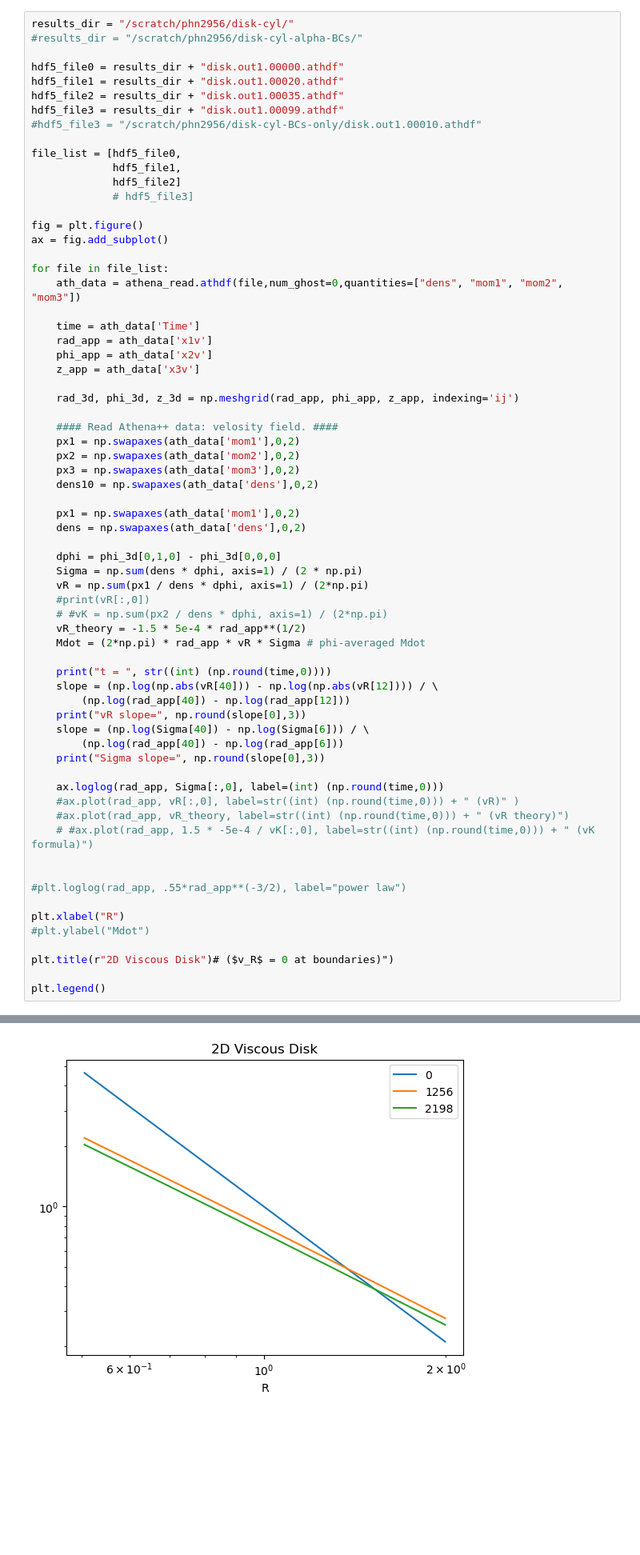
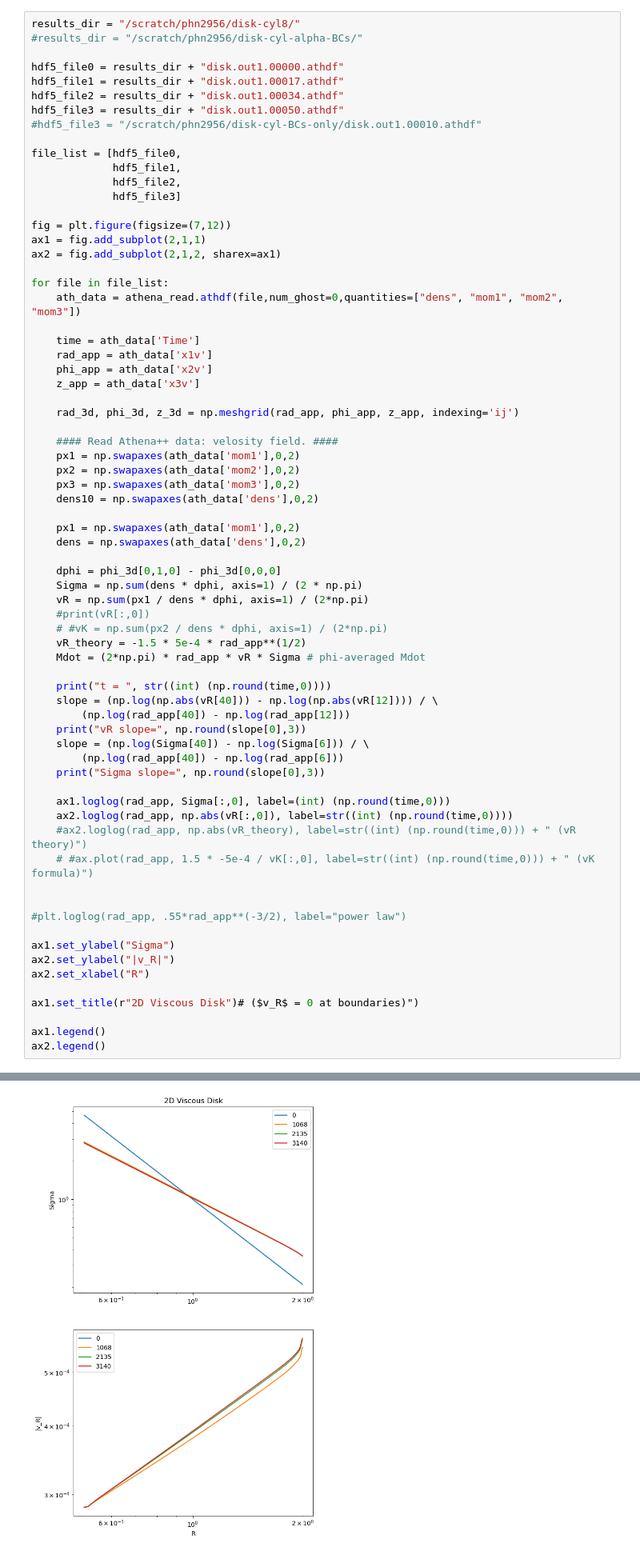
Before and after one commit to Jupiter1994/athena-warps, a Jupyter notebook: warped-disks/athena-results.ipynb, the cells around one changed output, grey strips where cells are left out. Shown at 80% size. Saved outputs shown, nothing was run; the diff lists cells and outputs as text; blank space fills up the shorter version.

```diff
--- a/warped-disks/athena-results.ipynb
+++ b/warped-disks/athena-results.ipynb
@@ -164,20 +166,21 @@ rad_3d.shape
 # %%
-results_dir = "/scratch/phn2956/disk-cyl/"
+results_dir = "/scratch/phn2956/disk-cyl8/"
 #results_dir = "/scratch/phn2956/disk-cyl-alpha-BCs/"
 
 hdf5_file0 = results_dir + "disk.out1.00000.athdf"
-hdf5_file1 = results_dir + "disk.out1.00020.athdf"
-hdf5_file2 = results_dir + "disk.out1.00035.athdf"
-hdf5_file3 = results_dir + "disk.out1.00099.athdf"
+hdf5_file1 = results_dir + "disk.out1.00017.athdf"
+hdf5_file2 = results_dir + "disk.out1.00034.athdf"
+hdf5_file3 = results_dir + "disk.out1.00050.athdf"
 #hdf5_file3 = "/scratch/phn2956/disk-cyl-BCs-only/disk.out1.00010.athdf"
 
 file_list = [hdf5_file0,
              hdf5_file1,
-             hdf5_file2]
-             # hdf5_file3]
+             hdf5_file2,
+             hdf5_file3]
 
-fig = plt.figure()
-ax = fig.add_subplot()
+fig = plt.figure(figsize=(7,12))
+ax1 = fig.add_subplot(2,1,1)
+ax2 = fig.add_subplot(2,1,2, sharex=ax1)
 
 for file in file_list:
     ath_data = athena_read.athdf(file,num_ghost=0,quantities=["dens", "mom1", "mom2", "mom3"])
@@ -214,20 +217,22 @@ for file in file_list:
         (np.log(rad_app[40]) - np.log(rad_app[6]))
     print("Sigma slope=", np.round(slope[0],3))
 
-    ax.loglog(rad_app, Sigma[:,0], label=(int) (np.round(time,0)))
-    #ax.plot(rad_app, vR[:,0], label=str((int) (np.round(time,0))) + " (vR)" )
-    #ax.plot(rad_app, vR_theory, label=str((int) (np.round(time,0))) + " (vR theory)")
+    ax1.loglog(rad_app, Sigma[:,0], label=(int) (np.round(time,0)))
+    ax2.loglog(rad_app, np.abs(vR[:,0]), label=str((int) (np.round(time,0))))
+    #ax2.loglog(rad_app, np.abs(vR_theory), label=str((int) (np.round(time,0))) + " (vR theory)")
     # #ax.plot(rad_app, 1.5 * -5e-4 / vK[:,0], label=str((int) (np.round(time,0))) + " (vK formula)")
 
 
 #plt.loglog(rad_app, .55*rad_app**(-3/2), label="power law")
 
-plt.xlabel("R")
-#plt.ylabel("Mdot")
+ax1.set_ylabel("Sigma")
+ax2.set_ylabel("|v_R|")
+ax2.set_xlabel("R")
 
-plt.title(r"2D Viscous Disk")# ($v_R$ = 0 at boundaries)")
+ax1.set_title(r"2D Viscous Disk")# ($v_R$ = 0 at boundaries)")
 
-plt.legend()
+ax1.legend()
+ax2.legend()
 # %% [output]
 t =  0
 vR slope= nan
@@ -241,5 +249,5 @@ Sigma slope= -1.495
 <matplotlib.legend.Legend at 0x...>
-[figure, old version]
+[figure, new version]
 # %%
 time = ath_data10['Time']
 rad_app10 = ath_data10['x1v']
```
Also changed, not shown: parts of 4 cells of this notebook, 2 other files.
